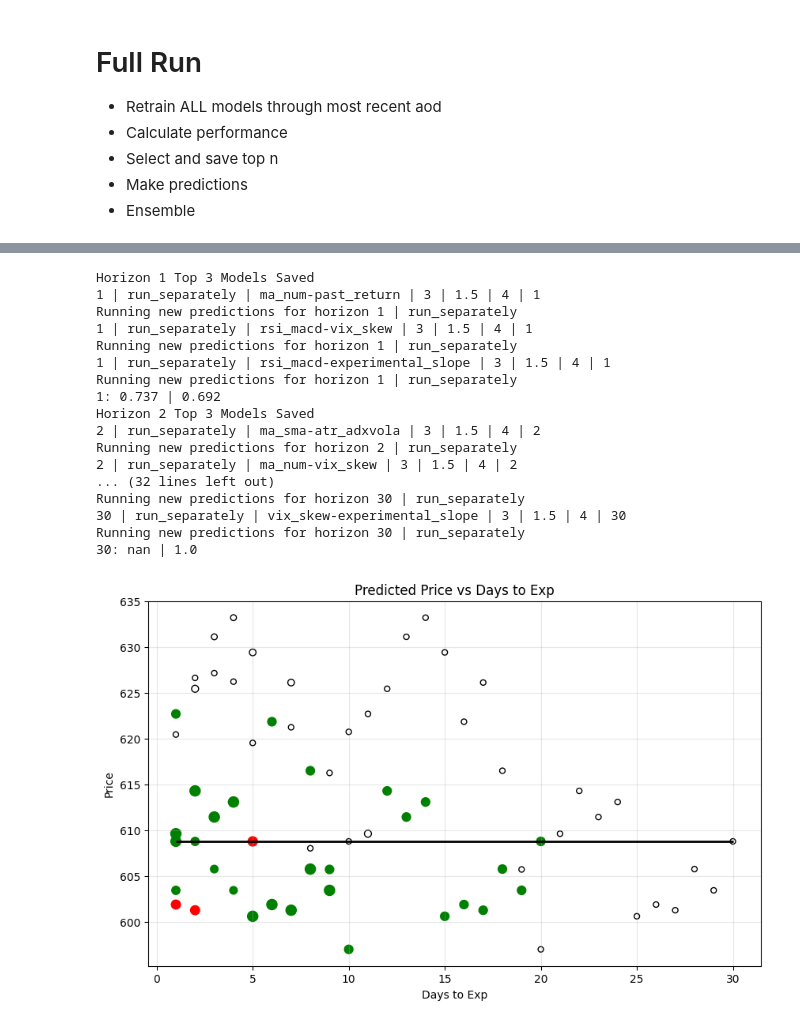
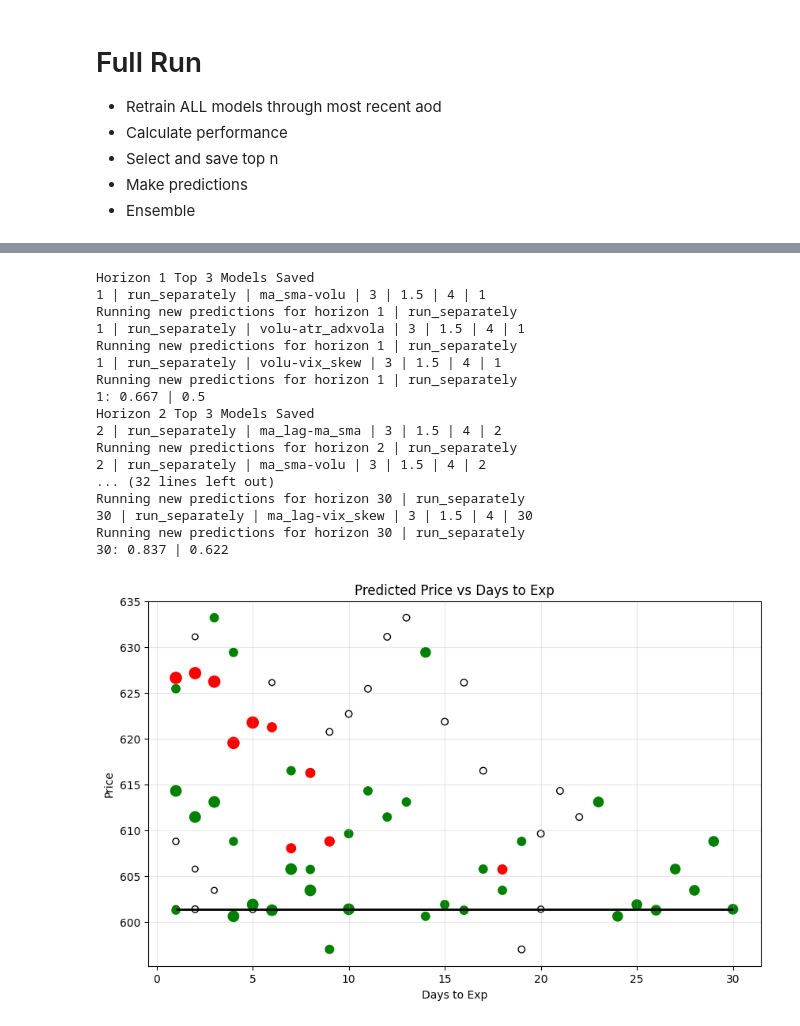
Before and after one commit to bchase17/Stocks, a Jupyter notebook: deployment.ipynb, the cells around one changed output, grey strips where cells are left out. Saved outputs shown, nothing was run; the diff lists cells and outputs as text; code cells hidden in the pictures.

Commit message:
Improved intelligence of model selection

```diff
--- a/deployment.ipynb
+++ b/deployment.ipynb
@@ -180,7 +164,7 @@ n = 3 # number of top models to select
 file_ext = "performance_all"
 min_th = 0.55
 cov_th = 0.75
-perf_cutoff_date = '2026-01-01'
+perf_cutoff_date = '2025-09-01'
 ensemble_all_df = pd.DataFrame()
 ensemble_frames = []
 
@@ -221,7 +205,7 @@ for r in h:
         days_assessed  = len(df_daily.iloc[r:][df_daily['Date'] > max_test_start].copy())
         groups = list_name.split("-")
 
-        if days_assessed > 0:
+        if days_assessed > 4:
 
             model = XGBClassifier(n_estimators=300, random_state=42, n_jobs=-1)
             model_name = "xgboost-3"
@@ -251,9 +235,24 @@ for r in h:
     composite_score = performance_flow.run_performance(perf_df[perf_df['horizon'] == r].dropna(), min_th, cov_th)
     bucket_df = performance_flow.bucket_scores(df_daily.dropna(), perf_df[perf_df['horizon'] == r].dropna(), returns, min_th, keys)
 
+    max_models = 6
+    edge_th = .1
     top_n = (
-    composite_score.sort_values("composite", ascending=False)
-    .drop_duplicates(subset=["features"], keep="first").head(n).copy())
+        composite_score
+        .loc[
+            (composite_score['pos_edge'] > edge_th) &
+            (composite_score['neg_edge'] > edge_th),
+            grain_cols
+        ]
+        .drop_duplicates()
+    ).head(max_models)
+
+    if len(top_n) < n:
+        print("Not enough")
+
+        top_n = (
+        composite_score.sort_values("composite", ascending=False)
+        .drop_duplicates(subset=["features"], keep="first").head(n).copy())
 
     # Ensure dtypes match so the join actually hits
     for df in (top_n, perf_df):
@@ -279,6 +278,9 @@ for r in h:
     df["feature_cols"] = df["features"].apply(lambda x: resolve_feature_cols(x, feature_dict))
 
     grain_cols = ["horizon","features","train_years","min_feats","pi_size","model","pi_handling"]
+
+    composite_score['pos_edge'] = (composite_score['pprec'] - composite_score['pos_rate']).round(2)
+    composite_score['neg_edge'] = (composite_score['nprec'] - (1 - composite_score['pos_rate'])).round(2)
 
     top_n = (
         df[grain_cols].drop_duplicates(subset=grain_cols, keep="first")
@@ -333,39 +335,39 @@ for r in h:
             'horizon': 'first',
             'Predicted_Price': 'first',
             'Last_Close': 'first',
             'LC_R_PP': 'first',
             'pred_edge': 'sum'
         })
         .rename(columns={'pred_edge': 'ensemble_edge'})
     )
     ensemble_df['ensemble_pred'] = (ensemble_df['ensemble_edge'] / n + .5).round(2)
     ensemble_df['Days_to_Exp'] = ensemble_df.index + 1
 
     pos_prec, neg_prec = ensemble_perf(r, pred_filtered)
     ensemble_df['pos_prec'] = pos_prec
     ensemble_df['neg_prec'] = neg_prec
 
     ensemble_frames.append(ensemble_df)
 
 ensemble_all_df = pd.concat(ensemble_frames, ignore_index=True)
 
 pred_chart(ensemble_all_df)
 # %% [output]
 Horizon 1 Top 3 Models Saved
-1 | run_separately | ma_num-past_return | 3 | 1.5 | 4 | 1
+1 | run_separately | ma_sma-volu | 3 | 1.5 | 4 | 1
 Running new predictions for horizon 1 | run_separately
-1 | run_separately | rsi_macd-vix_skew | 3 | 1.5 | 4 | 1
+1 | run_separately | volu-atr_adxvola | 3 | 1.5 | 4 | 1
 Running new predictions for horizon 1 | run_separately
-1 | run_separately | rsi_macd-experimental_slope | 3 | 1.5 | 4 | 1
+1 | run_separately | volu-vix_skew | 3 | 1.5 | 4 | 1
 Running new predictions for horizon 1 | run_separately
-1: 0.737 | 0.692
+1: 0.667 | 0.5
 Horizon 2 Top 3 Models Saved
-2 | run_separately | ma_sma-atr_adxvola | 3 | 1.5 | 4 | 2
+2 | run_separately | ma_lag-ma_sma | 3 | 1.5 | 4 | 2
 Running new predictions for horizon 2 | run_separately
-2 | run_separately | ma_num-vix_skew | 3 | 1.5 | 4 | 2
+2 | run_separately | ma_sma-volu | 3 | 1.5 | 4 | 2
 ... (32 lines left out)
 Running new predictions for horizon 30 | run_separately
-30 | run_separately | vix_skew-experimental_slope | 3 | 1.5 | 4 | 30
+30 | run_separately | ma_lag-vix_skew | 3 | 1.5 | 4 | 30
 Running new predictions for horizon 30 | run_separately
-30: nan | 1.0
+30: 0.837 | 0.622
-[figure, old version]
+[figure, new version]
```
Also changed, not shown: parts of 3 cells of this notebook.
